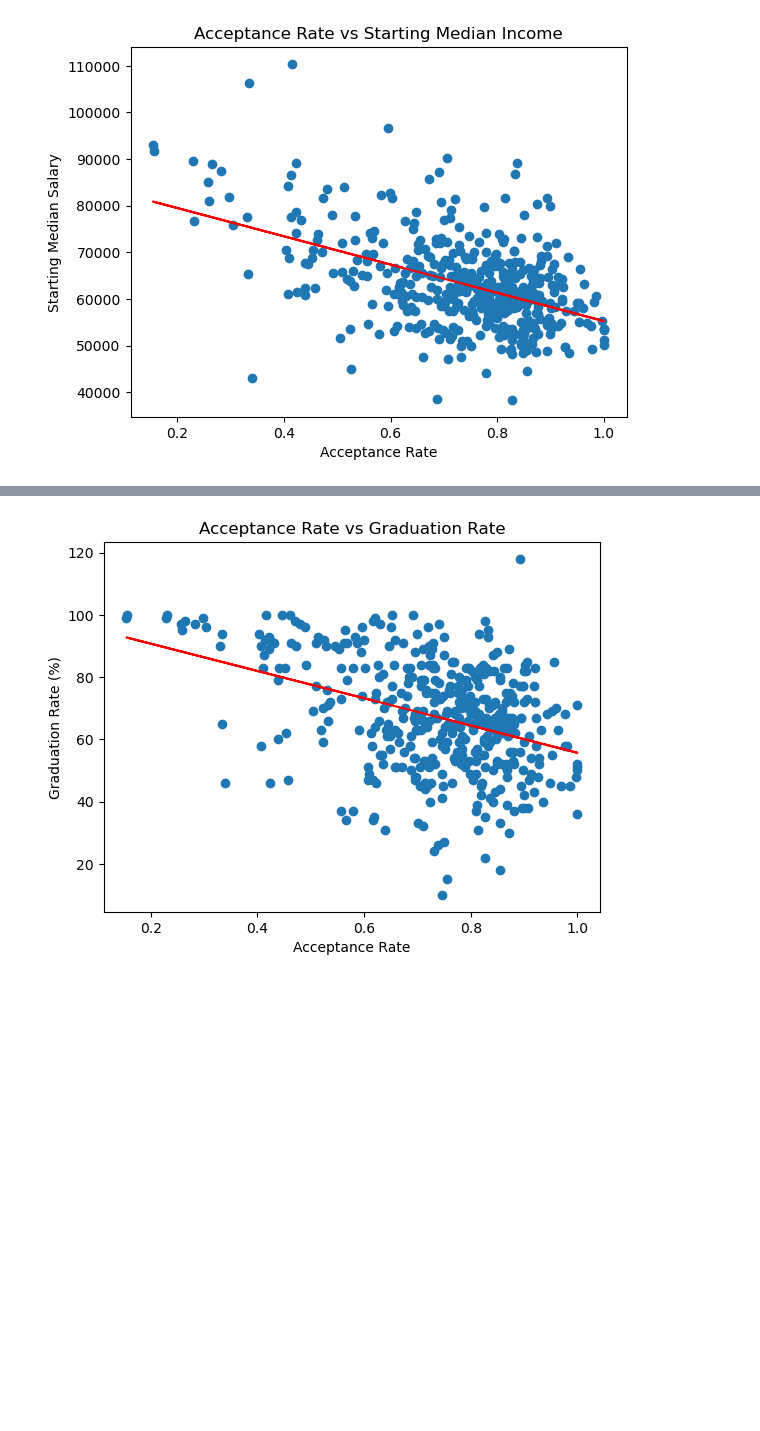
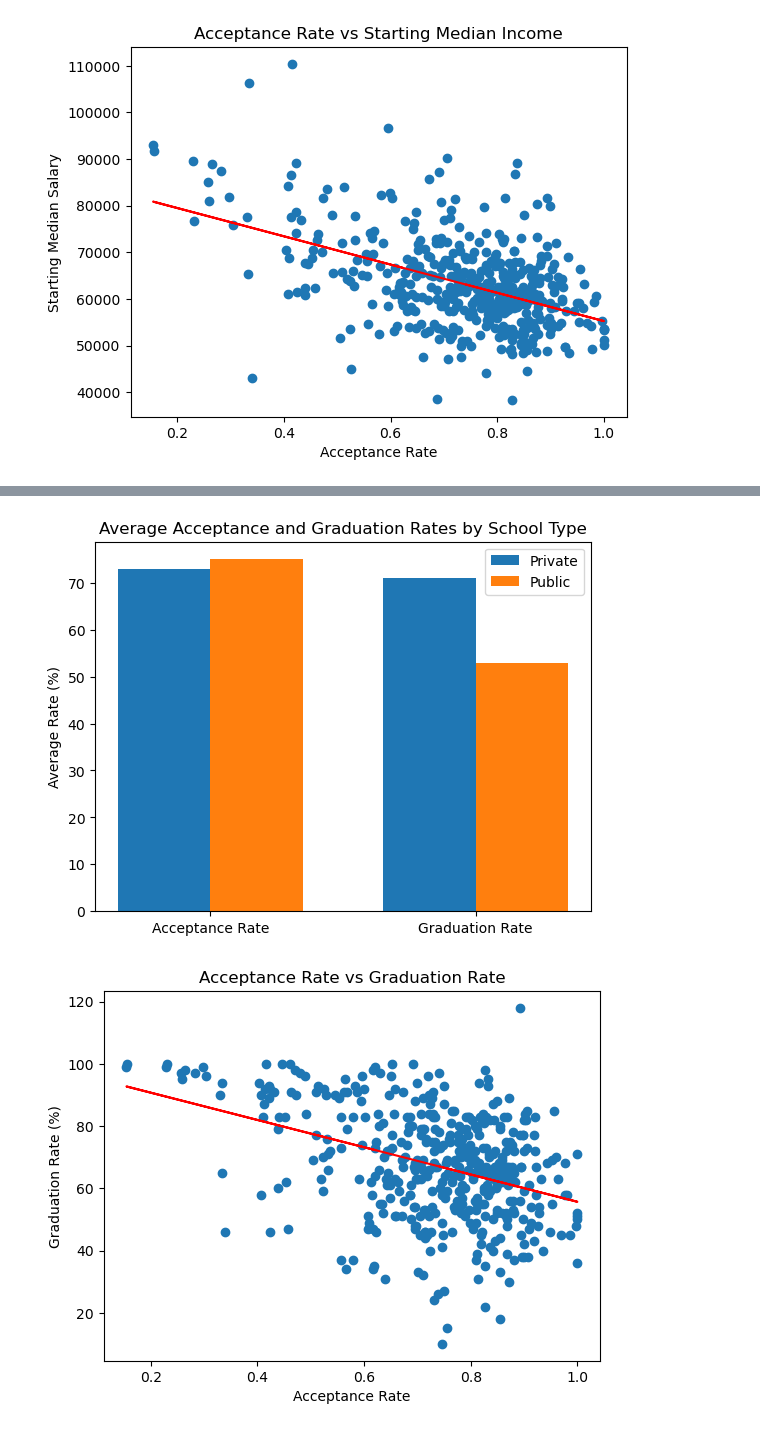
Before and after one commit to sWeeks99/Education_Trends_and_Opportunities, a Jupyter notebook: gulsens_analysis/gulsens_analysis.ipynb, the cells around one changed output, grey strips where cells are left out. Drawn from its saved outputs; the diff is of its cells as text; code cells hidden in the pictures; blank space fills up the shorter version.

```diff
--- a/gulsens_analysis/gulsens_analysis.ipynb
+++ b/gulsens_analysis/gulsens_analysis.ipynb
@@ -229,3 +298,26 @@ plt.show()
+# %%
+
+private_means = college_means_df_rounded.loc['Yes', ['Avg Accept Rate', 'Avg Grad Rate']]
+public_means = college_means_df_rounded.loc['No', ['Avg Accept Rate', 'Avg Grad Rate']]
+
+ind = np.arange(2)  # the x locations for the groups
+width = 0.35  # the width of the bars
+
+fig, ax = plt.subplots()
+bar_width = 0.35
+
+bar1 = ax.bar(ind - bar_width/2, private_means, bar_width, label='Private')
+bar2 = ax.bar(ind + bar_width/2, public_means, bar_width, label='Public')
+
+ax.set_ylabel('Average Rate (%)')
+ax.set_title('Average Acceptance and Graduation Rates by School Type')
+ax.set_xticks(ind)
+ax.set_xticklabels(['Acceptance Rate', 'Graduation Rate'])
+ax.legend()
+
+plt.show()
+# %% [output]
+[figure, added]
 # %%
 
 
```
Also changed, not shown: parts of 5 cells of this notebook.
